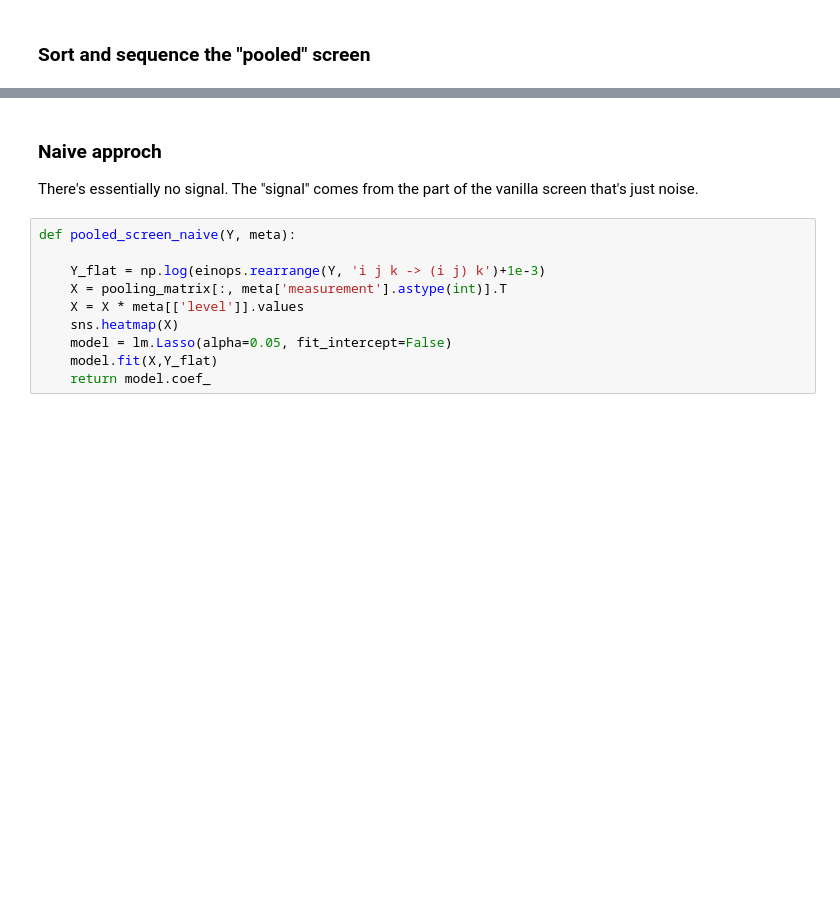
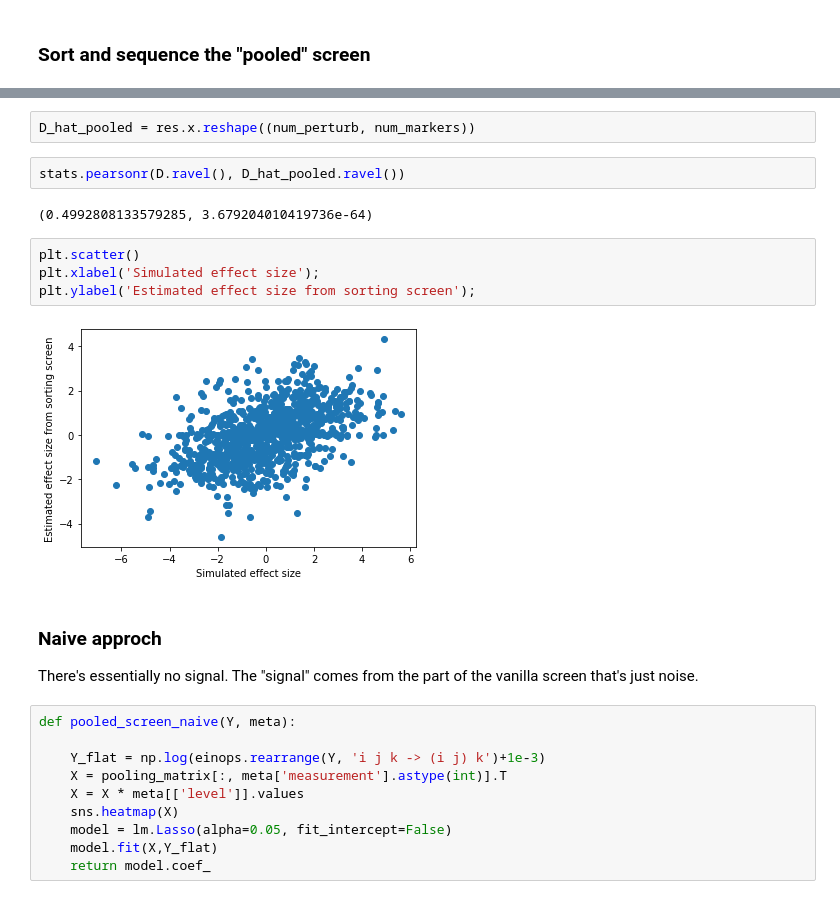
Before and after one commit to mincheoly/compressed_flow, a Jupyter notebook: simulations/screen.ipynb, the cells around one changed output, grey strips where cells are left out. Drawn from its saved outputs; the diff is of its cells as text; blank space fills up the shorter version.

```diff
--- a/simulations/screen.ipynb
+++ b/simulations/screen.ipynb
@@ -127,3 +279,15 @@ meta_pooled = pd.DataFrame(meta_pooled, columns=['measurement', 'level'])
+# %%
+D_hat_pooled = res.x.reshape((num_perturb, num_markers))
+# %%
+stats.pearsonr(D.ravel(), D_hat_pooled.ravel())
+# %% [output]
+(0.4992808133579285, 3.679204010419736e-64)
+# %%
+plt.scatter()
+plt.xlabel('Simulated effect size');
+plt.ylabel('Estimated effect size from sorting screen');
+# %% [output]
+[figure, added]
 # %% [markdown]
 ### Naive approch
 
```
Also changed, not shown: parts of 33 cells of this notebook, 2 other files.
